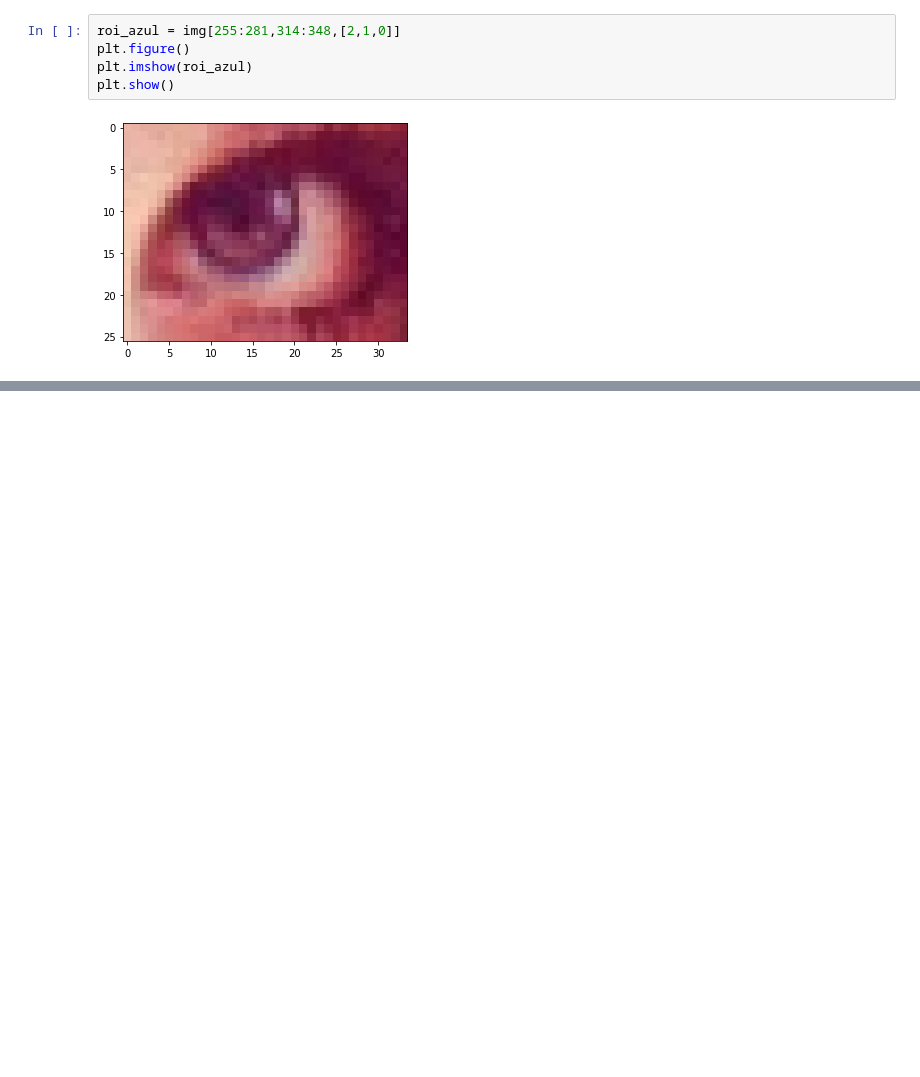
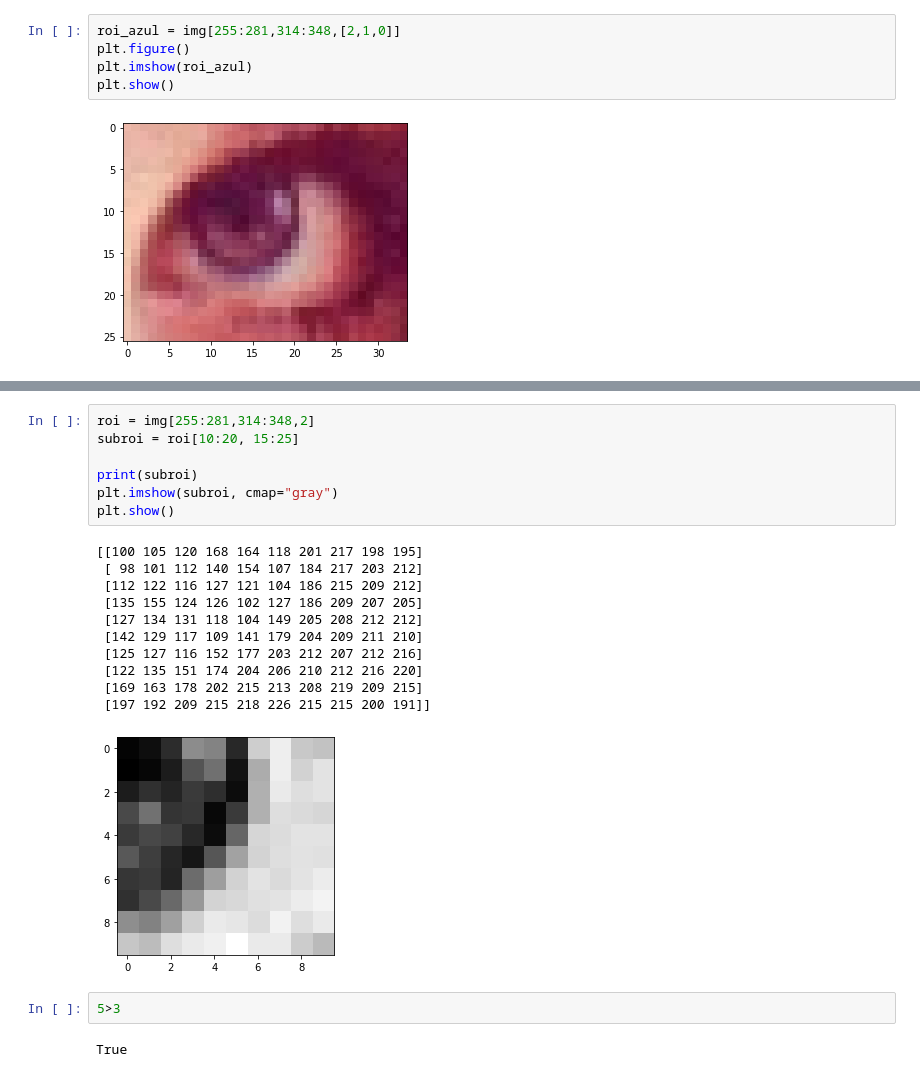
Before and after one commit to educarrascov/MIA_ArtificialVision, a Jupyter notebook: MIA_ArtificialVision_(Clase_2).ipynb, the cells around one changed output, grey strips where cells are left out. Cells and saved outputs as stored; diff of their text form; blank space fills up the shorter version.

```diff
--- a/MIA_ArtificialVision_(Clase_2).ipynb
+++ b/MIA_ArtificialVision_(Clase_2).ipynb
@@ -171,0 +185,23 @@ plt.show()
+# %%
+roi = img[255:281,314:348,2]
+subroi = roi[10:20, 15:25]
+
+print(subroi)
+plt.imshow(subroi, cmap="gray")
+plt.show()
+# %% [output]
+[[100 105 120 168 164 118 201 217 198 195]
+ [ 98 101 112 140 154 107 184 217 203 212]
+ [112 122 116 127 121 104 186 215 209 212]
+ [135 155 124 126 102 127 186 209 207 205]
+ [127 134 131 118 104 149 205 208 212 212]
+ [142 129 117 109 141 179 204 209 211 210]
+ [125 127 116 152 177 203 212 207 212 216]
+ [122 135 151 174 204 206 210 212 216 220]
+ [169 163 178 202 215 213 208 219 209 215]
+ [197 192 209 215 218 226 215 215 200 191]]
+[figure, added]
+# %%
+5>3
+# %% [output]
+True
```
Also changed, not shown: parts of 6 cells of this notebook.
